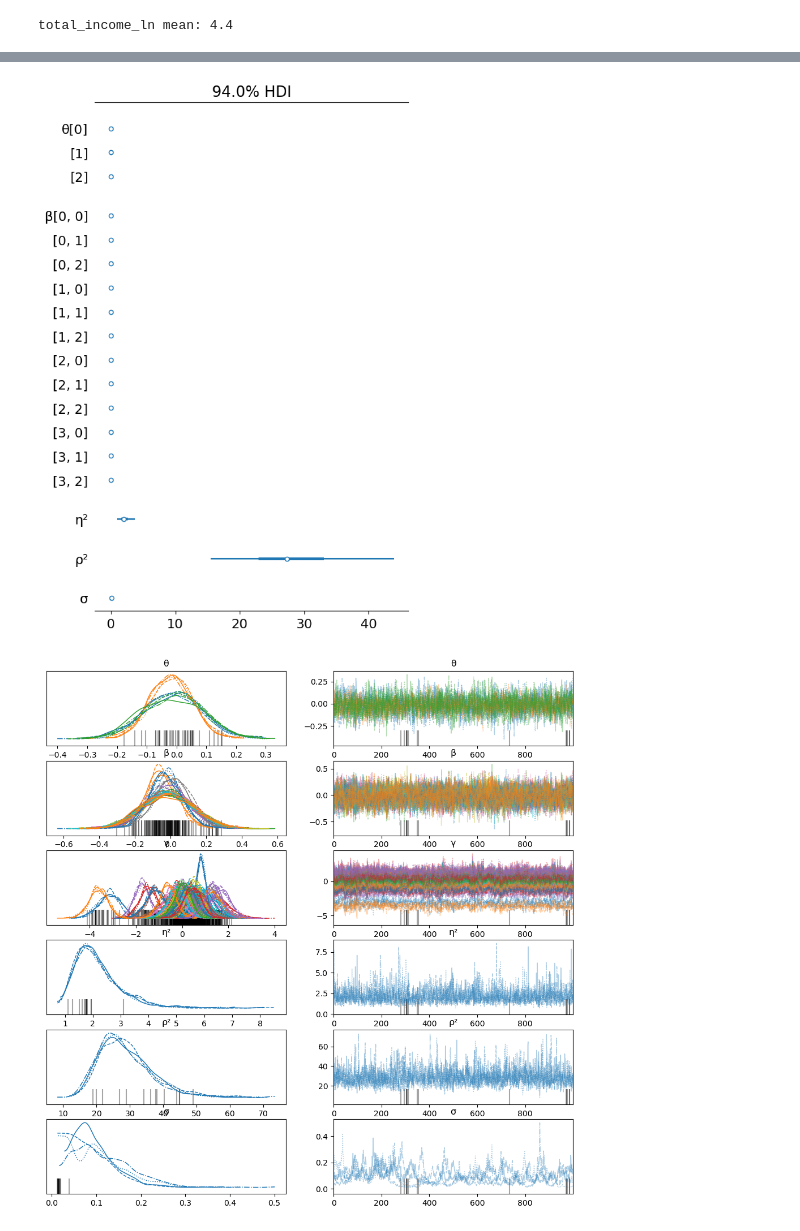
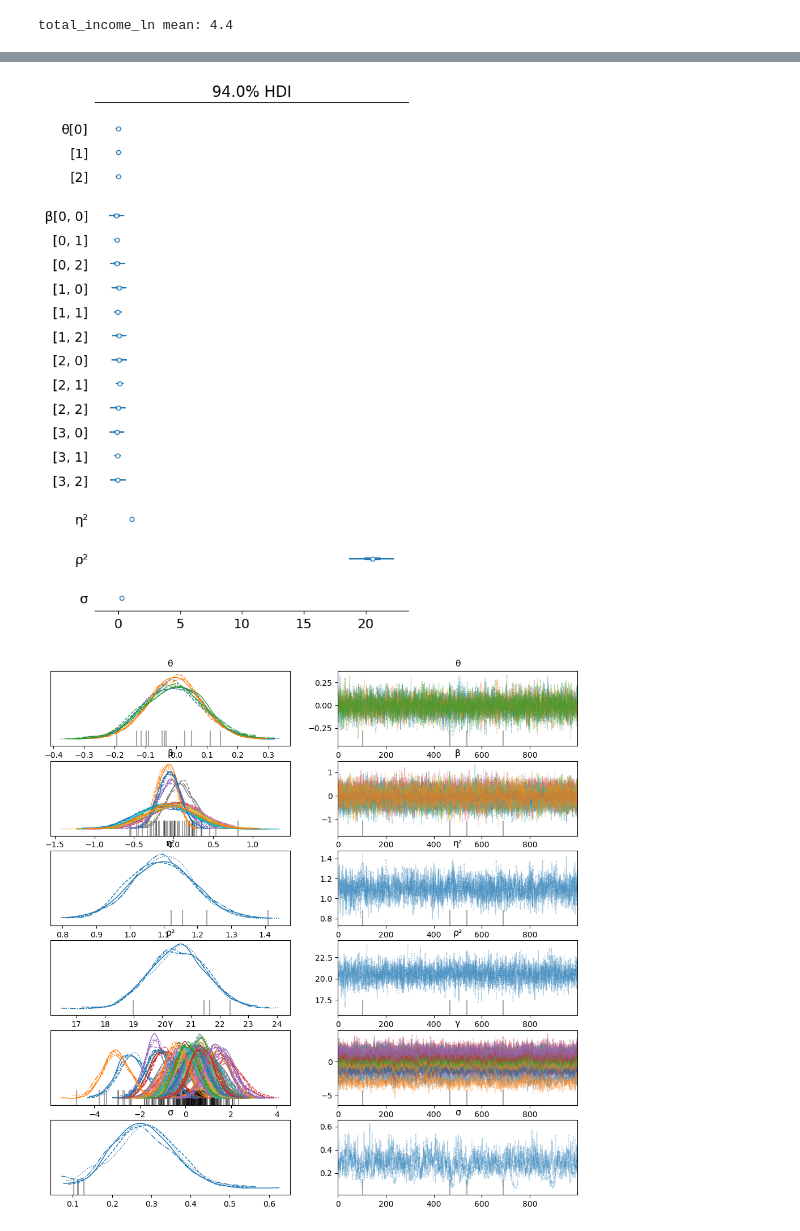
Before and after one commit to AnttiHaerkoenen/socio-ethnic_segregation, a Jupyter notebook: notebooks/modelling.ipynb, the cells around one changed output, grey strips where cells are left out. Drawn from its saved outputs; the diff is of its cells as text; code cells hidden in the pictures.

Commit message:
restrictive priors for cov function

```diff
--- a/notebooks/modelling.ipynb
+++ b/notebooks/modelling.ipynb
@@ -150,20 +132,20 @@ with pm.Model() as model_2:
 
     θ = pm.Normal("θ", [0, 0, 0], [0.1, 0.1, 0.1], shape=3)
     β = pm.MvNormal(
-        "β", mu=θ, cov=np.diagflat(np.array([0.01, 0.01, 0.01])), shape=(N_CLUSTERS, 3)
+        "β", mu=θ, cov=np.diagflat(np.array([0.1, 0.1, 0.1])), shape=(N_CLUSTERS, 3)
     )
 
-    η2 = pm.HalfCauchy("η²", 1)
-    ρ2 = pm.HalfCauchy("ρ²", 1)
+    η2 = pm.Normal("η²", 1, 0.1)
+    ρ2 = pm.Normal("ρ²", 20, 5)
     K = η2 * at.exp(-ρ2 * at.power(d, 2)) + np.diag([0.01] * N)
+    γ = pm.MvNormal("γ", mu=np.zeros(N), cov=K, shape=N)
 
-    γ = pm.MvNormal("γ", mu=np.zeros(N), cov=K, shape=N)
     μ = β[idx, 0] + β[idx, 1] * W + β[idx, 2] * C + γ
     σ = pm.Exponential("σ", 10)
     O = pm.Normal("O", mu=μ, sigma=σ, observed=O_norm)
 
-    prior_2 = pm.sample_prior_predictive(samples=100, random_seed=SEED)
-    posterior_2 = pm.sample(
+    prior_predictive = pm.sample_prior_predictive(samples=100, random_seed=SEED)
+    idata = pm.sample(
         draws=1000,
         tune=1000,
         init="adapt_diag",
@@ -171,8 +153,8 @@ with pm.Model() as model_2:
         target_accept=0.95,
         random_seed=SEED,
     )
-    posterior_prediction_2 = pm.sample_posterior_predictive(
-        posterior_2,
+    posterior_predictive = pm.sample_posterior_predictive(
+        idata,
         random_seed=SEED,
     )
 # %% [output]
@@ -198,11 +222,11 @@ plt.show()
 # %%
-az.plot_forest(posterior_2, combined=True, hdi_prob=0.94, var_names=["~γ"])
+az.plot_forest(idata, combined=True, hdi_prob=0.94, var_names=["~γ"])
 plt.show()
 # %% [output]
-[figure, old version]
+[figure, new version]
 # %%
-az.plot_trace(posterior_2)
+az.plot_trace(idata)
 plt.show()
 # %% [output]
-[figure, old version]
+[figure, new version]
 # %%
```
Also changed, not shown: parts of 9 cells of this notebook.
